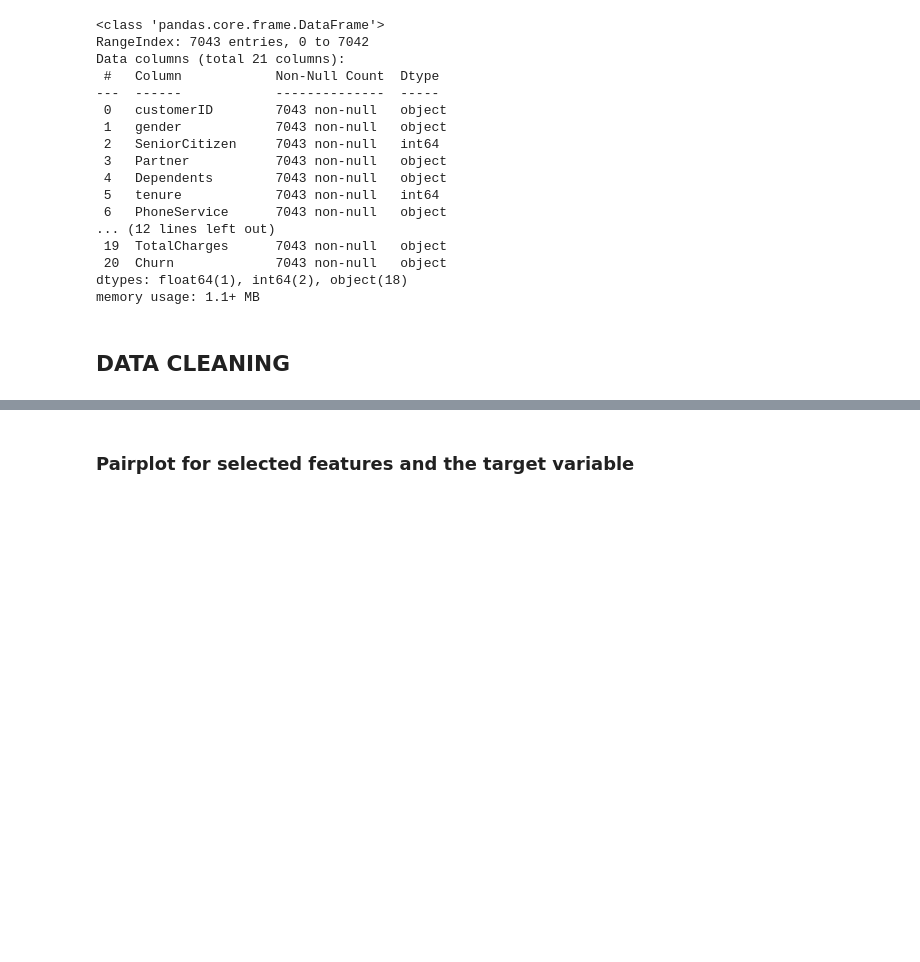
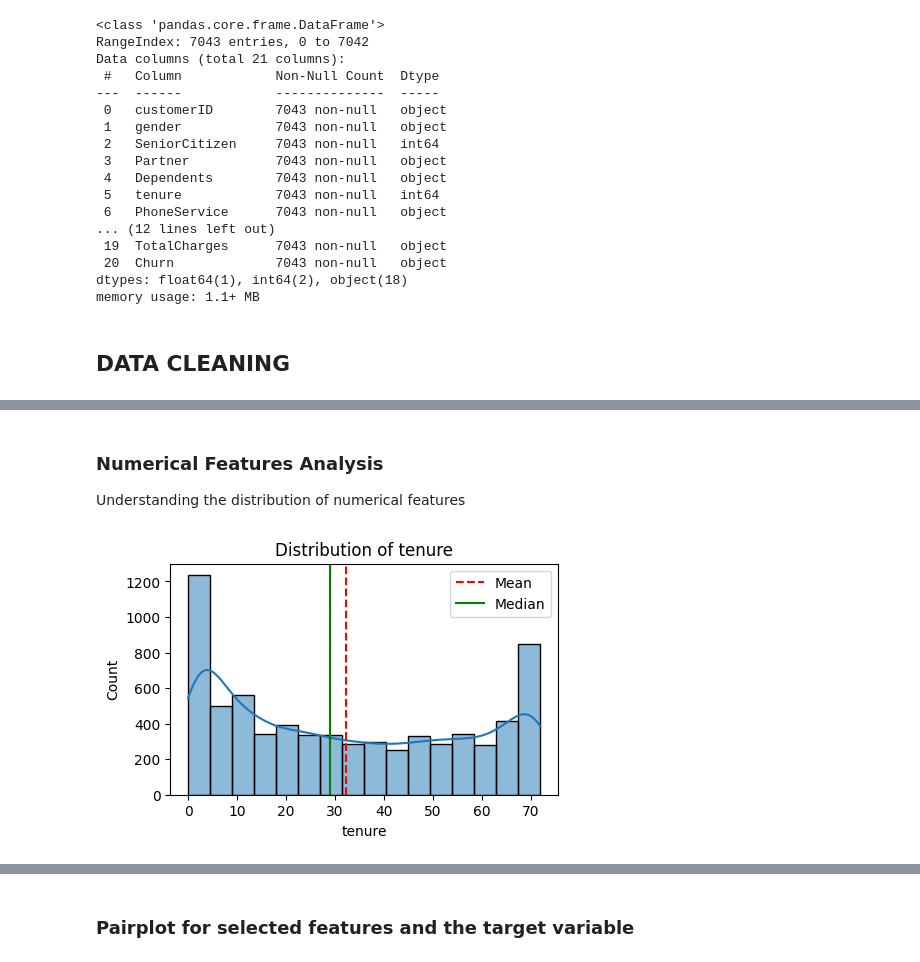
Before and after one commit to bonareri/Machine_Learning_1, a Jupyter notebook: Customer_churn.ipynb, the cells around one changed output, grey strips where cells are left out. Drawn from its saved outputs; the diff is of its cells as text; code cells hidden in the pictures; blank space fills up the shorter version.

```diff
--- a/Customer_churn.ipynb
+++ b/Customer_churn.ipynb
@@ -83,5 +141,5 @@ customer_churn.drop(columns=['customerID'], inplace=True)
+# %%
+customer_churn["TotalCharges"] = customer_churn["TotalCharges"].replace({" ": "0.0"})
 # %%
 #Convert TotalCharges to numeric:
-customer_churn['TotalCharges'] = pd.to_numeric(customer_churn['TotalCharges'], errors='coerce')
+customer_churn['TotalCharges'] = customer_churn['TotalCharges'].astype(float)
-# %%
-customer_churn['TotalCharges'].fillna(customer_churn['TotalCharges'].median(), inplace=True)
@@ -89,0 +194,26 @@ customer_churn['TotalCharges'].fillna(customer_churn['TotalCharges'].median(), i
+# %% [markdown]
+### Numerical Features Analysis
+
+Understanding the distribution of numerical features
+# %%
+def plot_histograms(customer_churn, column_name):
+
+  plt.figure(figsize=(5, 3))
+  sns.histplot(customer_churn[column_name], kde=True)
+  plt.title(f'Distribution of {column_name}')
+
+  #calculate mean and median used for the columns
+  col_mean = customer_churn[column_name].mean()
+  col_median = customer_churn[column_name].median()
+
+  #Add vertical lines for mean and median
+  plt.axvline(col_mean, color="red", linestyle="--", label="Mean")
+  plt.axvline(col_median, color="green", linestyle="-", label="Median")
+
+  plt.legend()
+
+  plt.show()
+# %%
+plot_histograms(customer_churn, "tenure")
+# %% [output]
+[figure, added]
```
Also changed, not shown: parts of 63 cells of this notebook.
